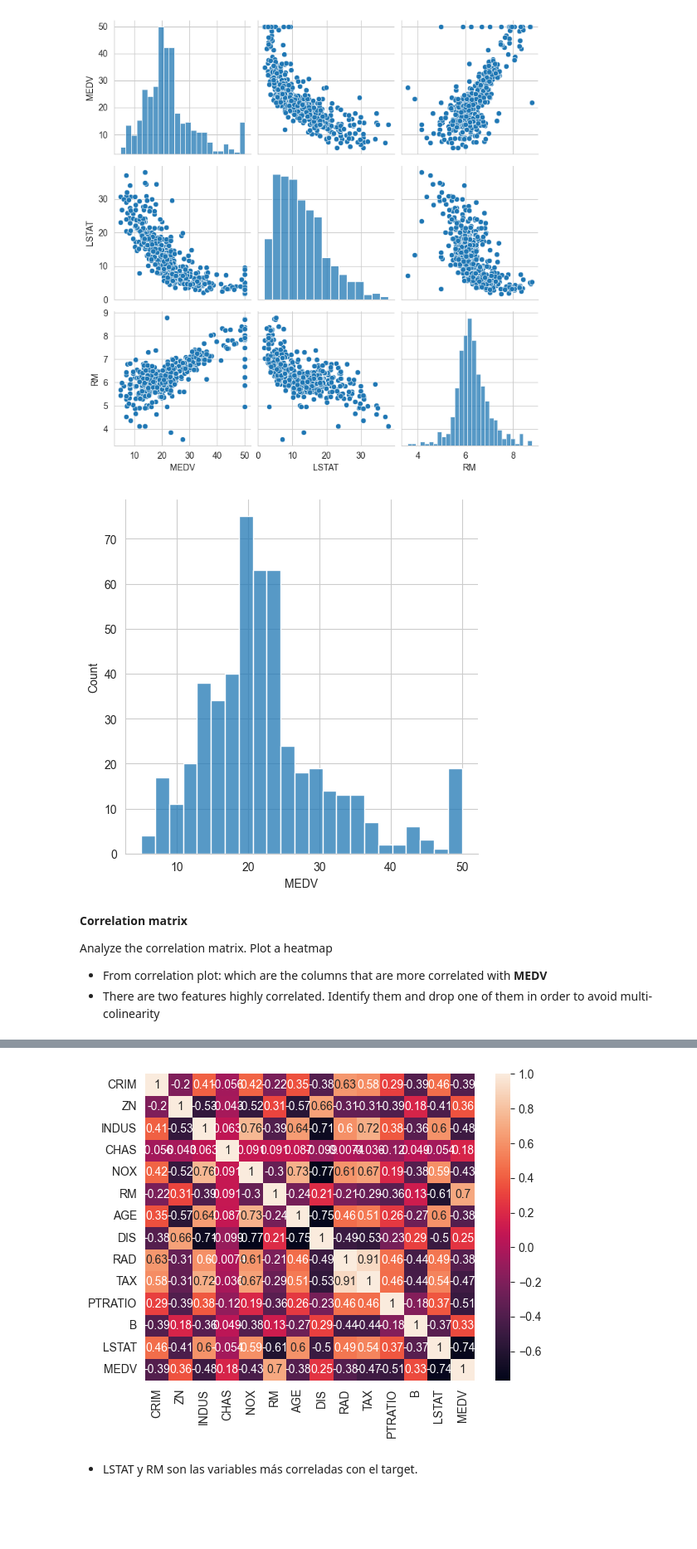
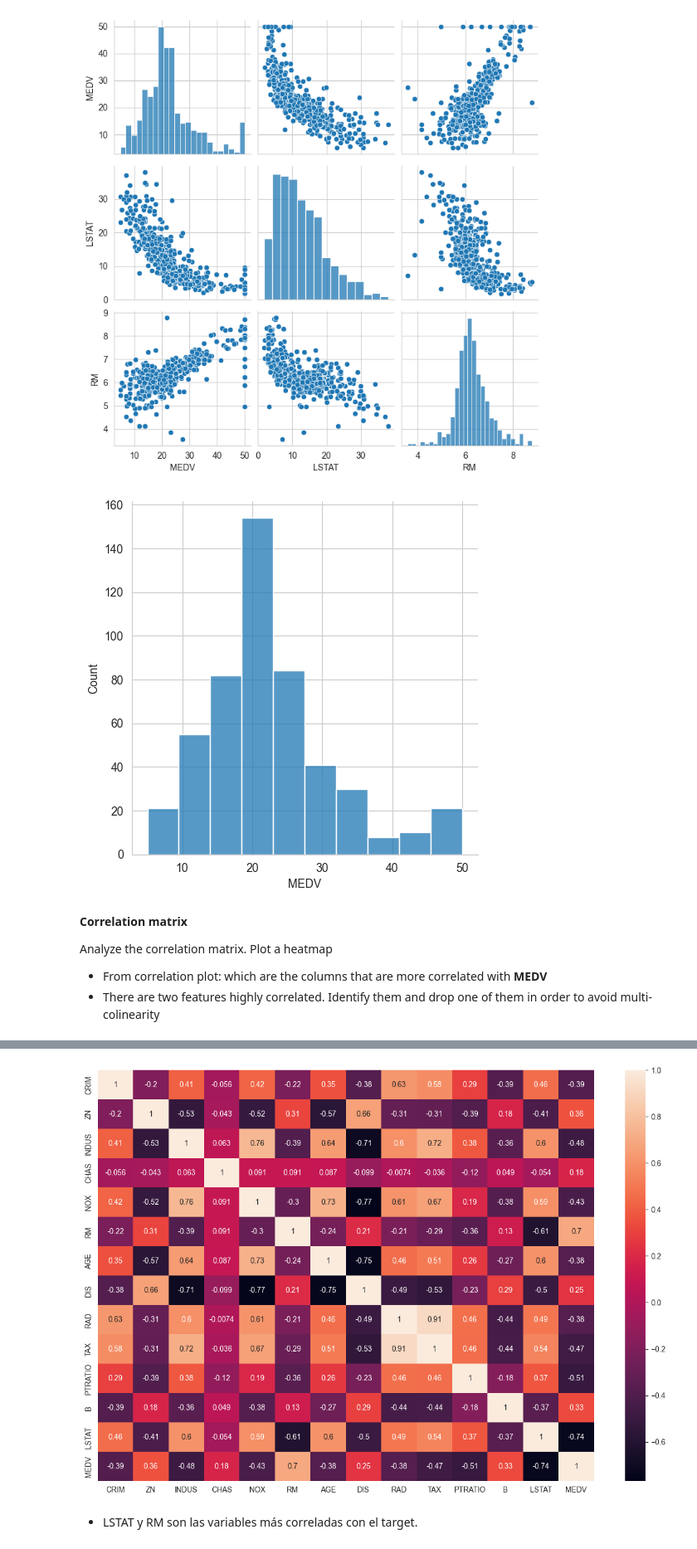
Before and after one commit to MikelTelo/dsft2409_mikeltelo, a Jupyter notebook: 2409_dsft_thebridge_core/3-Machine_Learning/1-Supervisado/1-Regression/2-Polynomial_Regression/ejercicios/3 Polynomial_Regression_MTA.ipynb, the cells around one changed output, grey strips where cells are left out. Shown at 83% size. Drawn from its saved outputs; the diff is of its cells as text; code cells hidden in the pictures; blank space fills up the shorter version.

```diff
--- a/2409_dsft_thebridge_core/3-Machine_Learning/1-Supervisado/1-Regression/2-Polynomial_Regression/ejercicios/3 Polynomial_Regression_MTA.ipynb
+++ b/2409_dsft_thebridge_core/3-Machine_Learning/1-Supervisado/1-Regression/2-Polynomial_Regression/ejercicios/3 Polynomial_Regression_MTA.ipynb
@@ -87,9 +87,9 @@ sns.pairplot(df, vars=['MEDV', 'LSTAT', 'RM'])
 <seaborn.axisgrid.PairGrid at 0x...>
 [figure]
 # %%
-sns.displot(df['MEDV']);
+sns.displot(df['MEDV'], bins=10);
 # %% [output]
-[figure, old version]
+[figure, new version]
 # %% [markdown]
 **Correlation matrix**
 
@@ -117,9 +117,10 @@ df.corr(numeric_only=True)
 | LSTAT | 0.455621 | -0.412995 | 0.603800 | -0.053929 | 0.590879 | -0.613808 | 0.602339 | -0.496996 | 0.488676 | 0.543993 | 0.374044 | ... |
 | MEDV | -0.388305 | 0.360445 | -0.483725 | 0.175260 | -0.427321 | 0.695360 | -0.376955 | 0.249929 | -0.381626 | -0.468536 | -0.507787 | ... |
 # %%
+plt.figure(figsize=(15,10))
 sns.heatmap(df.corr(numeric_only=True), annot=True);
 # %% [output]
-[figure, old version]
+[figure, new version]
 # %% [markdown]
 * LSTAT y RM son las variables más correladas con el target.
 # %% [markdown]
```
Also changed, not shown: parts of 3 cells of this notebook, 1 other file.
